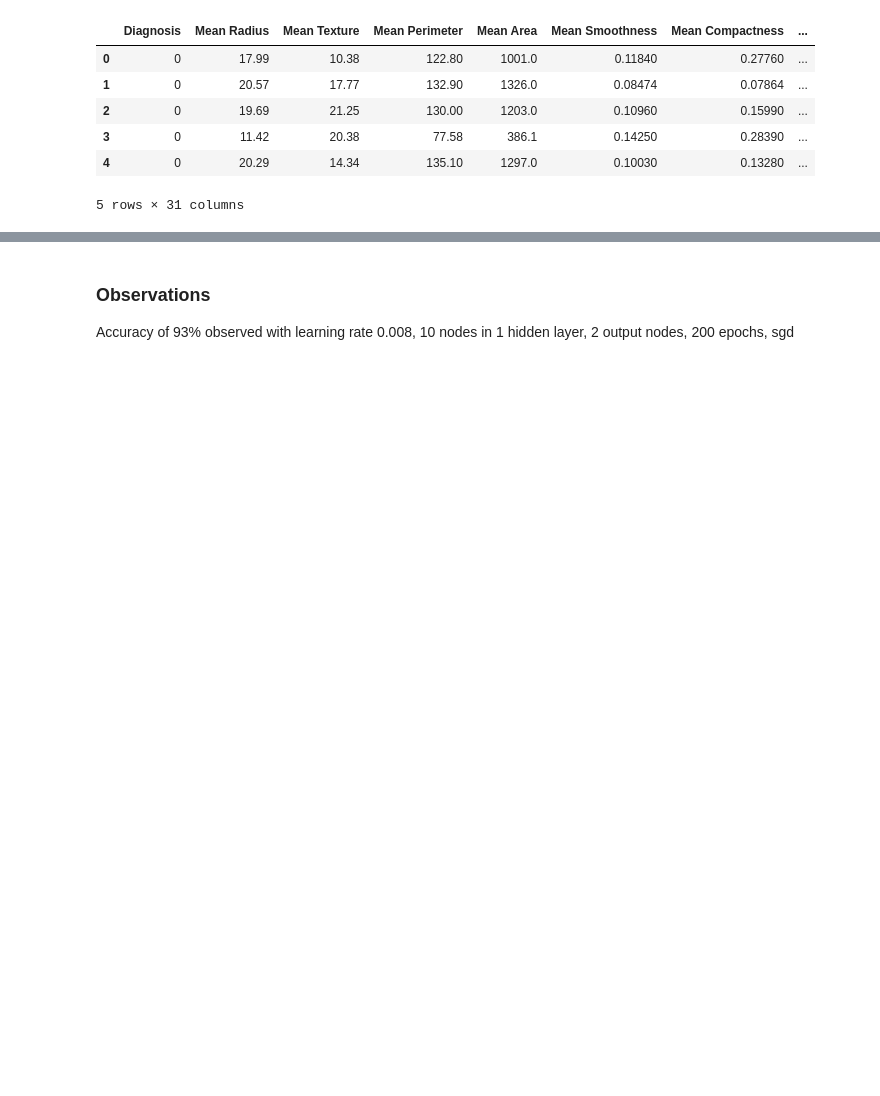
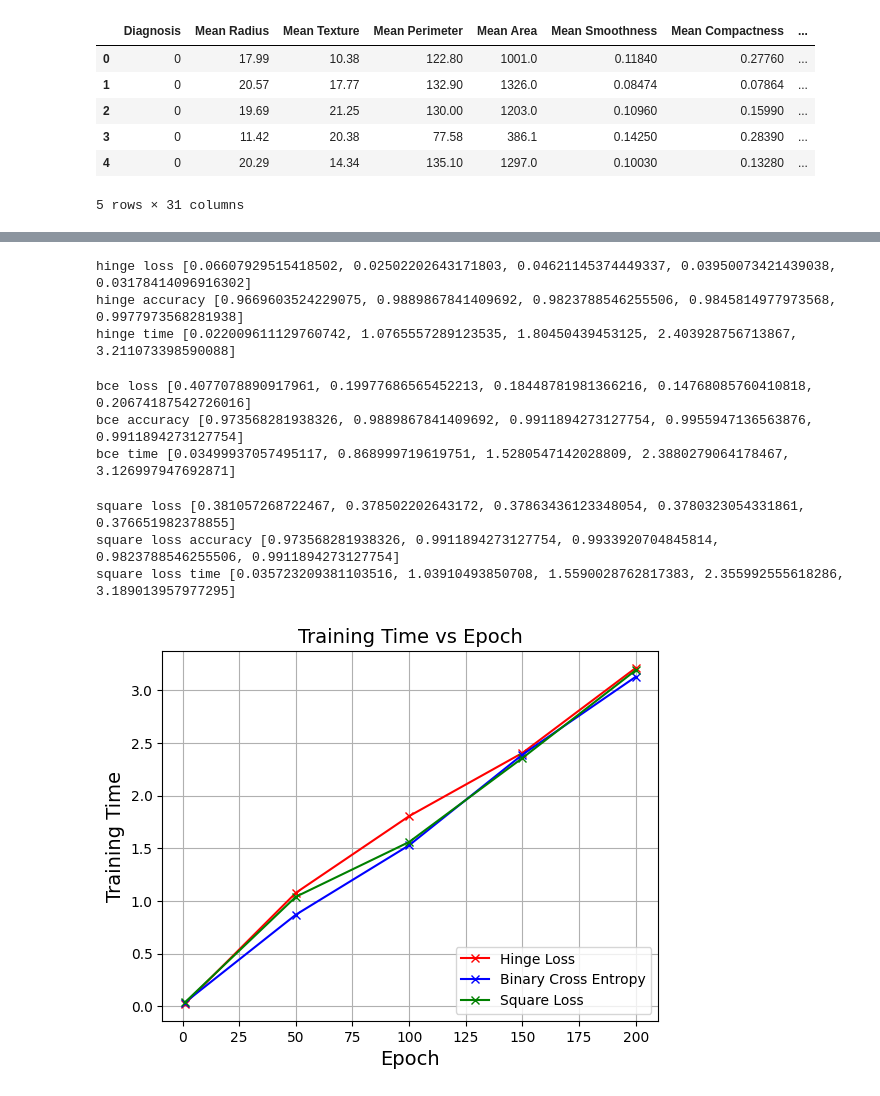
Before and after one commit to Rida-and-Bhavika-Swag-Codes/F20BC-ANN, a Jupyter notebook: Preprocessing.ipynb, the cells around one changed output, grey strips where cells are left out. Saved outputs shown, nothing was run; the diff lists cells and outputs as text; code cells hidden in the pictures; blank space fills up the shorter version.

Commit message:
plotting

```diff
--- a/Preprocessing.ipynb
+++ b/Preprocessing.ipynb
@@ -76,3 +46,59 @@ Testing accuracy is 92.98 %
-# %% [markdown]
-### Observations
-Accuracy of 93% observed with learning rate 0.008, 10 nodes in 1 hidden layer, 2 output nodes, 200 epochs, sgd
+# %%
+epochs = [1, 50, 100, 150, 200]
+
+def epoch_test(epochs, int):
+    loss = []
+    accuracy = []
+    time = []
+
+    for i in epochs:
+        ann = NeuralNet.ANN(X_train, Y_train, epoch = i, loss = int)
+        activations = [3, 3] # 1-tanh, 2-relu, 3-sigmoid - activations of each layer
+        ann.setLayers(activations, [2, 2]) # variable arguments represent the number of nodes in each non-input layer
+        l, a, t = ann.train_sgd()
+        loss.append(l)
+        accuracy.append(a)
+        time.append(t)
+    return loss, accuracy, time
+# %%
+# hinge
+hingeloss, haccuracy, htime = epoch_test(epochs, 2)
+print("hinge loss", hingeloss)
+print("hinge accuracy", haccuracy)
+print("hinge time", htime)
+# %% [output]
+hinge loss [0.06607929515418502, 0.02502202643171803, 0.04621145374449337, 0.03950073421439038, 0.03178414096916302]
+hinge accuracy [0.9669603524229075, 0.9889867841409692, 0.9823788546255506, 0.9845814977973568, 0.9977973568281938]
+hinge time [0.022009611129760742, 1.0765557289123535, 1.80450439453125, 2.403928756713867, 3.211073398590088]
+# %%
+# binary
+bce, baccuracy, btime = epoch_test(epochs, 1)
+print("bce loss", bce)
+print("bce accuracy", baccuracy)
+print("bce time", btime)
+# %% [output]
+bce loss [0.4077078890917961, 0.19977686565452213, 0.18448781981366216, 0.14768085760410818, 0.20674187542726016]
+bce accuracy [0.973568281938326, 0.9889867841409692, 0.9911894273127754, 0.9955947136563876, 0.9911894273127754]
+bce time [0.03499937057495117, 0.868999719619751, 1.5280547142028809, 2.3880279064178467, 3.126997947692871]
+# %%
+# square loss
+sl, saccuracy, stime = epoch_test(epochs, 3)
+print("square loss", sl)
+print("square loss accuracy", saccuracy)
+print("square loss time", stime)
+# %% [output]
+square loss [0.381057268722467, 0.378502202643172, 0.37863436123348054, 0.3780323054331861, 0.376651982378855]
+square loss accuracy [0.973568281938326, 0.9911894273127754, 0.9933920704845814, 0.9823788546255506, 0.9911894273127754]
+square loss time [0.035723209381103516, 1.03910493850708, 1.5590028762817383, 2.355992555618286, 3.189013957977295]
+# %%
+plt.plot(epochs, htime, color = "Red", label = "Hinge Loss", marker = "x")
+plt.plot(epochs, btime, color = "Blue", label = "Binary Cross Entropy", marker = "x")
+plt.plot(epochs, stime, color = "Green", label = "Square Loss", marker = "x")
+plt.title('Training Time vs Epoch', fontsize = 14)
+plt.xlabel('Epoch', fontsize = 14)
+plt.ylabel('Training Time', fontsize = 14)
+plt.legend(loc = "lower right")
+plt.grid(True)
+plt.show()
+# %% [output]
+[figure, added]
```
Also changed, not shown: parts of 11 cells of this notebook, 2 other files.
